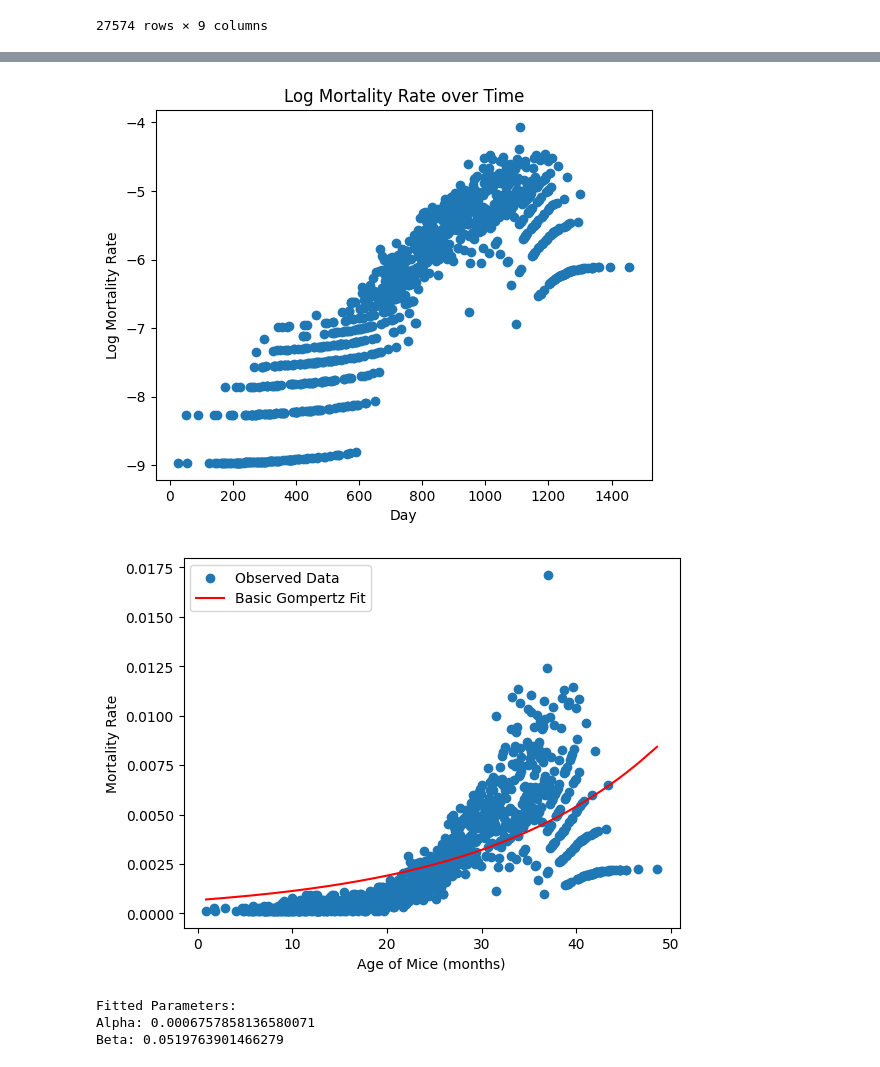
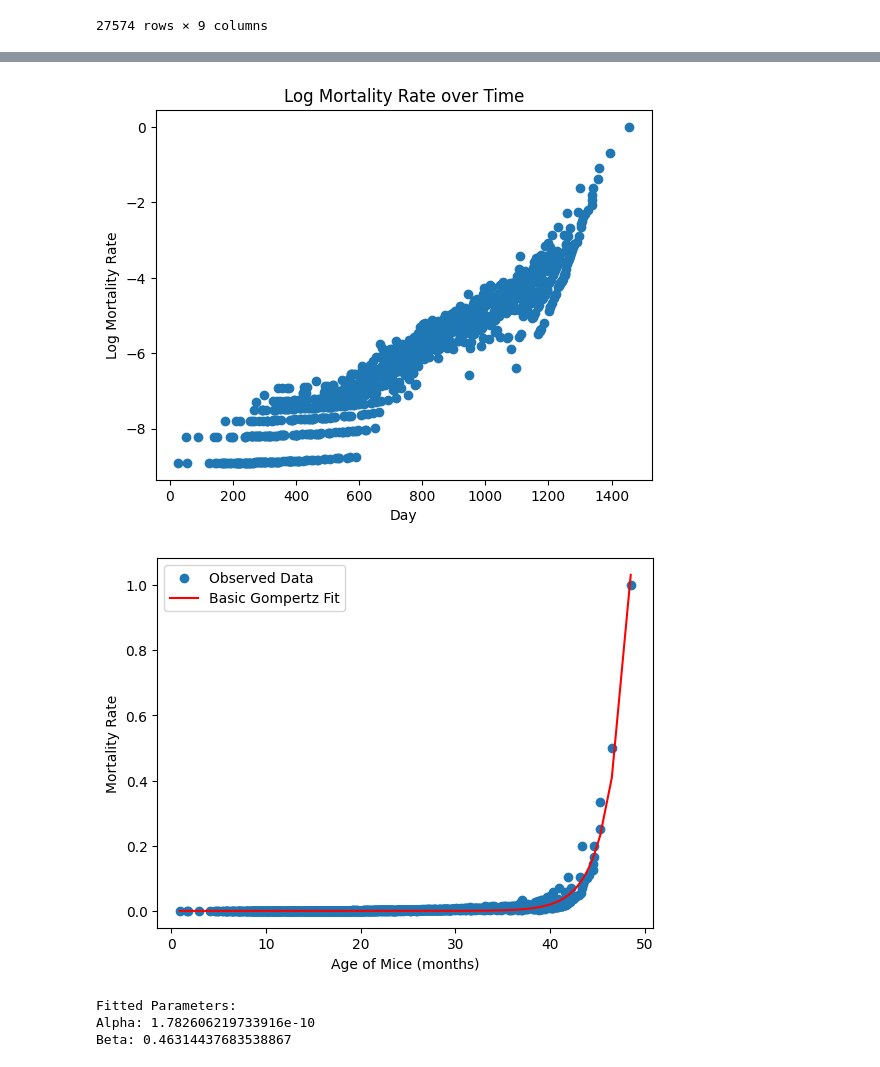
Before and after one commit to shs2017/Data-Literacy, a Jupyter notebook: Lifespans_ITP1.ipynb, the cells around one changed output, grey strips where cells are left out. Drawn from its saved outputs; the diff is of its cells as text; code cells hidden in the pictures.

```diff
--- a/Lifespans_ITP1.ipynb
+++ b/Lifespans_ITP1.ipynb
@@ -41,6 +41,7 @@ df
 27574 rows × 9 columns
 # %%
 control_group = df.loc[df['group'] == "Control"]
+control_group = control_group[control_group['status'] != "removed"]
 control_group
 # %% [output]
 |  |  | site | sex | id | group | Rx(ppm) | age_initiation(mo) | status | dead | ... |
@@ -64,9 +65,9 @@ control_group
 days = {'Day': range(1, int(control_group['age(days)'].max() + 1))}
 mortality_rate_df = pd.DataFrame(days)
 # Init Population Col
-mortality_rate_df["Population"] = len(control_group)
+mortality_rate_df["Population"] = len(control_group) + 1
 # Sum of Deaths for every day
-deaths = control_group.groupby(age_column)[dead_column].sum()
+deaths = control_group.groupby('age(days)')["dead"].sum()
 mortality_rate_df['Deaths'] = mortality_rate_df['Day'].map(deaths).fillna(0).astype(int)
 ## Decrease Population for all occured deaths
 mortality_rate_df['Population'] = mortality_rate_df['Population'] - mortality_rate_df['Deaths'].cumsum()
@@ -100,7 +101,7 @@ plt.ylabel('Log Mortality Rate')
 plt.title('Log Mortality Rate over Time')
 plt.show()
 # %% [output]
-[figure, old version]
+[figure, new version]
 # %%
 #gompertz law functions
 
@@ -116,31 +117,31 @@ def gompertz_cdf(x, alpha, beta):
 # %%
 ages_in_months = mortality_rate_df['Day'] / 30
 mortality_rates = mortality_rate_df['MortalityRate']
 
 # Provide initial parameter estimates
-initial_params = [0.001, 0.1]
+initial_params = [0.1, 0.4]
 
 # Fit the basic Gompertz model to the data
 params, covariance = curve_fit(gompertz, ages_in_months, mortality_rates, p0=initial_params)
 # Extract the fitted parameters
 alpha_fit_mice, beta_fit_mice = params
 
 # Generate predicted mortality rates using the fitted parameters
 predicted_mortality = gompertz(ages_in_months, alpha_fit_mice, beta_fit_mice)
 
 # Plot the results
 plt.scatter(ages_in_months, mortality_rates, label='Observed Data')
 plt.plot(ages_in_months, predicted_mortality, label='Basic Gompertz Fit', color='red')
 plt.xlabel('Age of Mice (months)')
 plt.ylabel('Mortality Rate')
 plt.legend()
 plt.show()
 
 print("Fitted Parameters:")
 print("Alpha:", alpha_fit_mice)
 print("Beta:", beta_fit_mice)
 # %% [output]
-[figure, old version]
+[figure, new version]
 Fitted Parameters:
-Alpha: 0.0006757858136580071
-Beta: 0.0519763901466279
+Alpha: 1.782606219733916e-10
+Beta: 0.46314437683538867
```
Also changed, not shown: parts of 8 cells of this notebook, 1 other file.
